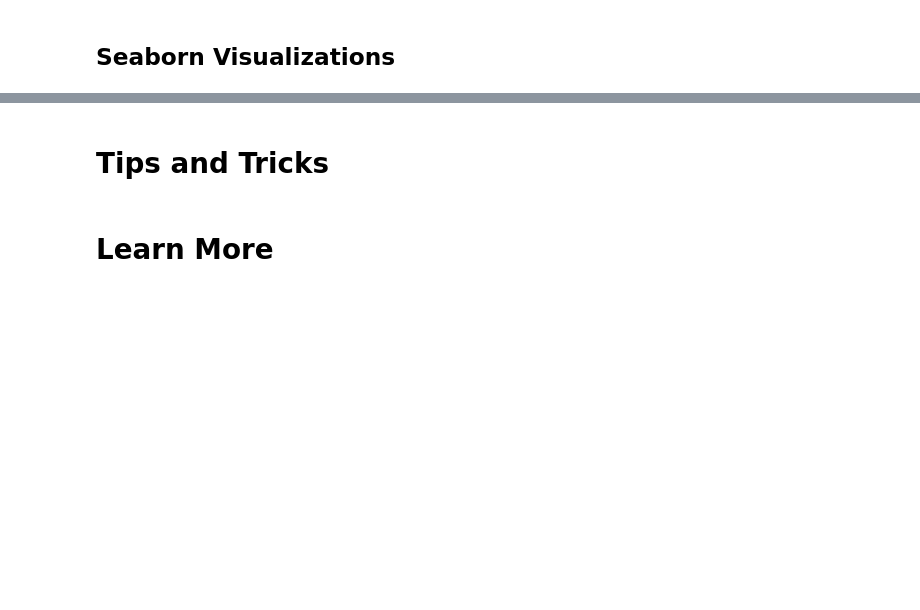
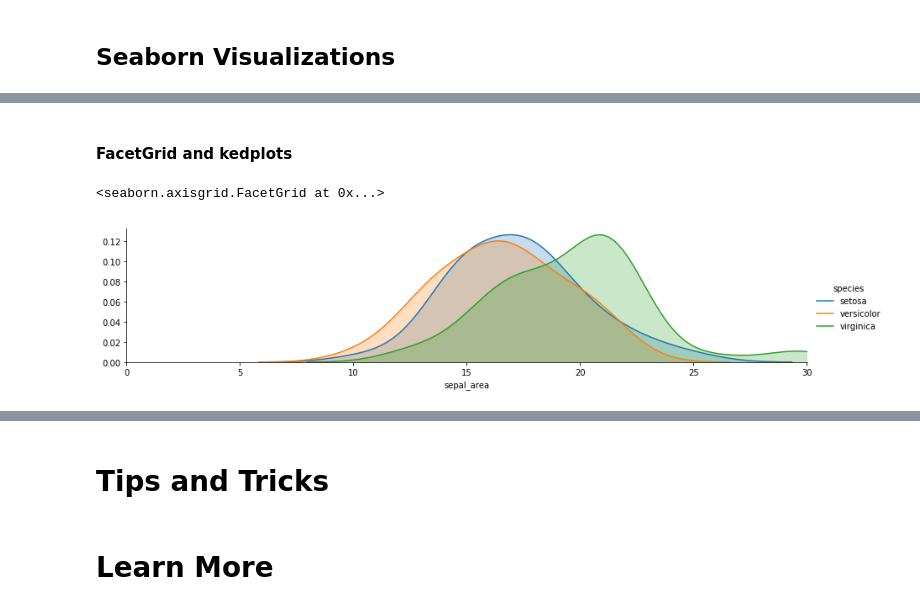
Before and after one commit to maxmelnick/analytics-python-intro, a Jupyter notebook: notebooks/Intro to Python Data Wrangling.ipynb, the cells around one changed output, grey strips where cells are left out. Drawn from its saved outputs; the diff is of its cells as text; code cells hidden in the pictures; blank space fills up the shorter version.

```diff
--- a/notebooks/Intro to Python Data Wrangling.ipynb
+++ b/notebooks/Intro to Python Data Wrangling.ipynb
@@ -233,0 +338,22 @@ Index(['Unnamed: 0', 'sepal_length', 'sepal_width', 'petal_length',
+# %% [markdown]
+#### FacetGrid and kedplots
+# %%
+# Another way to visualize the data is to use FacetGrid to plot multiple kedplots on one plot
+
+# Set the figure equal to a facetgrid with the pandas dataframe as its data source, set the hue, and change the aspect ratio.
+fig = sns.FacetGrid(df, hue="species",aspect=4)
+
+# Next use map to plot all the possible kdeplots for the 'sepal_area' column by the hue choice
+fig.map(sns.kdeplot,'sepal_area',shade= True)
+
+# Set the x max limit by the largest sepal area
+largest = df['sepal_area'].max()
+
+#Since a flower can't have negative area, set the x lower limit at 0
+fig.set(xlim=(0,largest))
+
+#Finally add a legend
+fig.add_legend()
+# %% [output]
+<seaborn.axisgrid.FacetGrid at 0x...>
+[figure, added]
```
Also changed, not shown: parts of 30 cells of this notebook.
